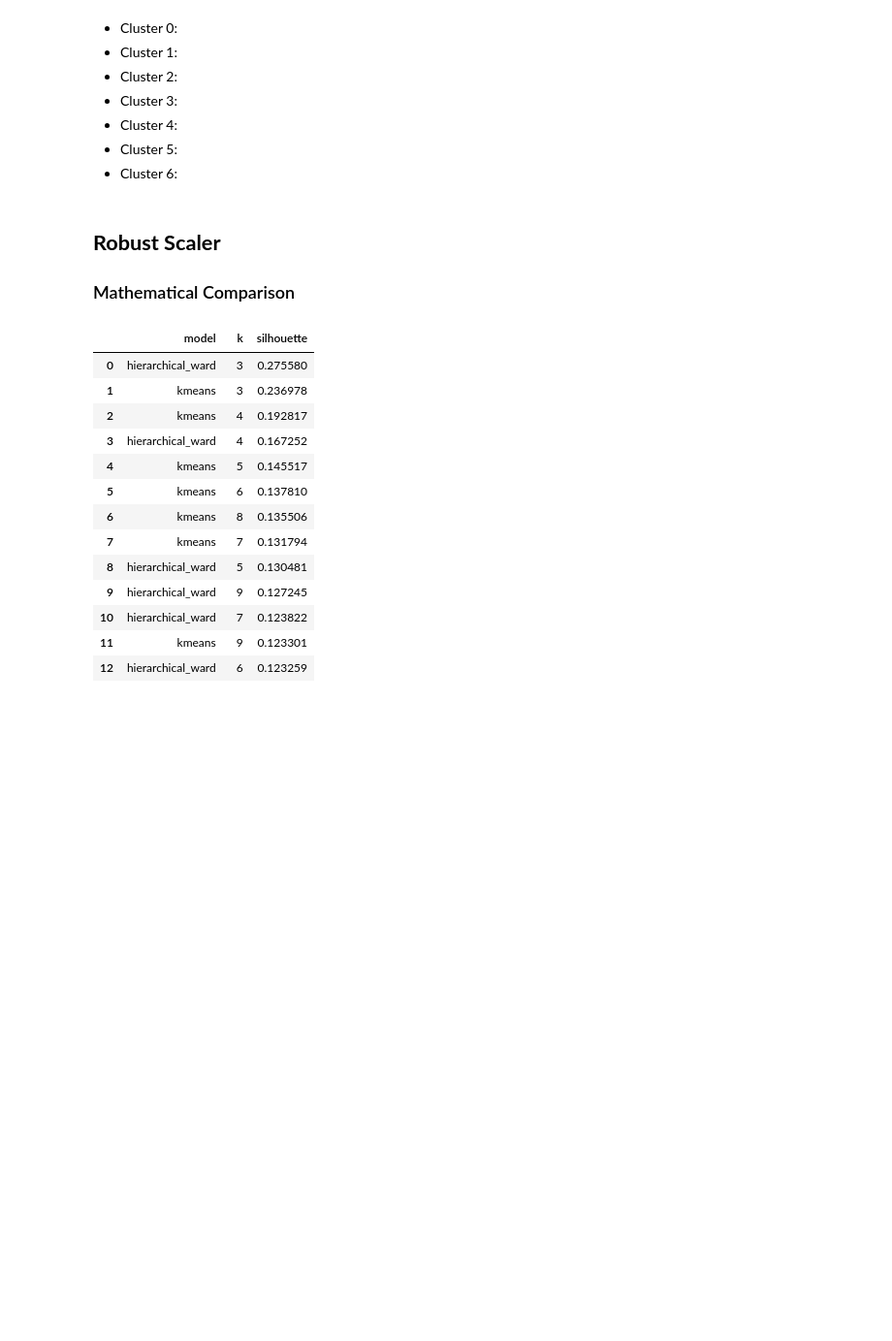
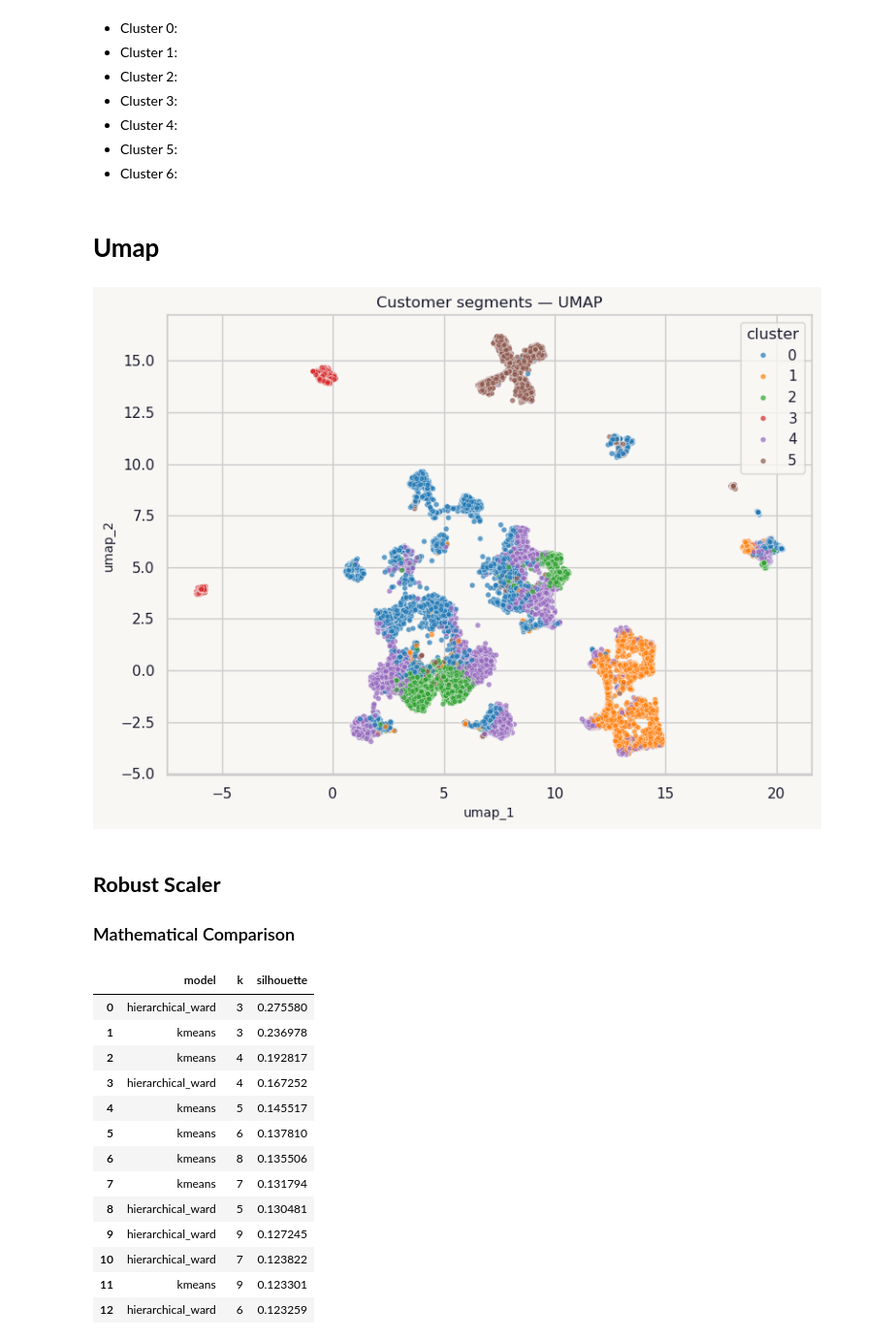
Before and after one commit to lucasvcasimiro-byte/customer_segmentation_ml_app, a Jupyter notebook: notebooks/segmentation.ipynb, the cells around one changed output. Shown at 97% size. Cells and saved outputs as stored; diff of their text form; code cells hidden in the pictures; blank space fills up the shorter version.

Commit message:
umap

```diff
--- a/notebooks/segmentation.ipynb
+++ b/notebooks/segmentation.ipynb
@@ -225,6 +222,13 @@ calculate_group_means(final_std_ward, cluster_col='std_ward6')
  - Cluster 4:
  - Cluster 5:
  - Cluster 6:
+# %% [markdown]
+# **Umap**
+# %%
+# Standard
+plot_umap_cluster_map(clean_std, FEATURE_COLS, kmeans_labels_std)
+# %% [output]
+[figure, added]
 # %% [markdown]
 ## **Robust Scaler**
 
```
Also changed, not shown: parts of 10 cells of this notebook, 1 other file.
